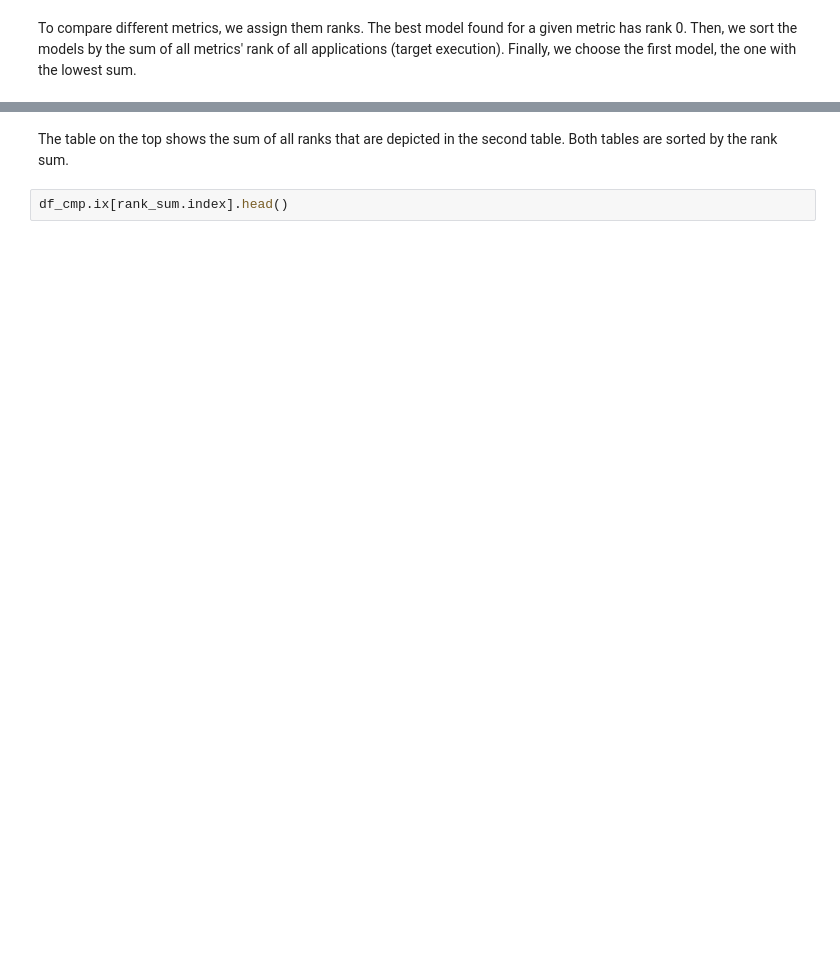
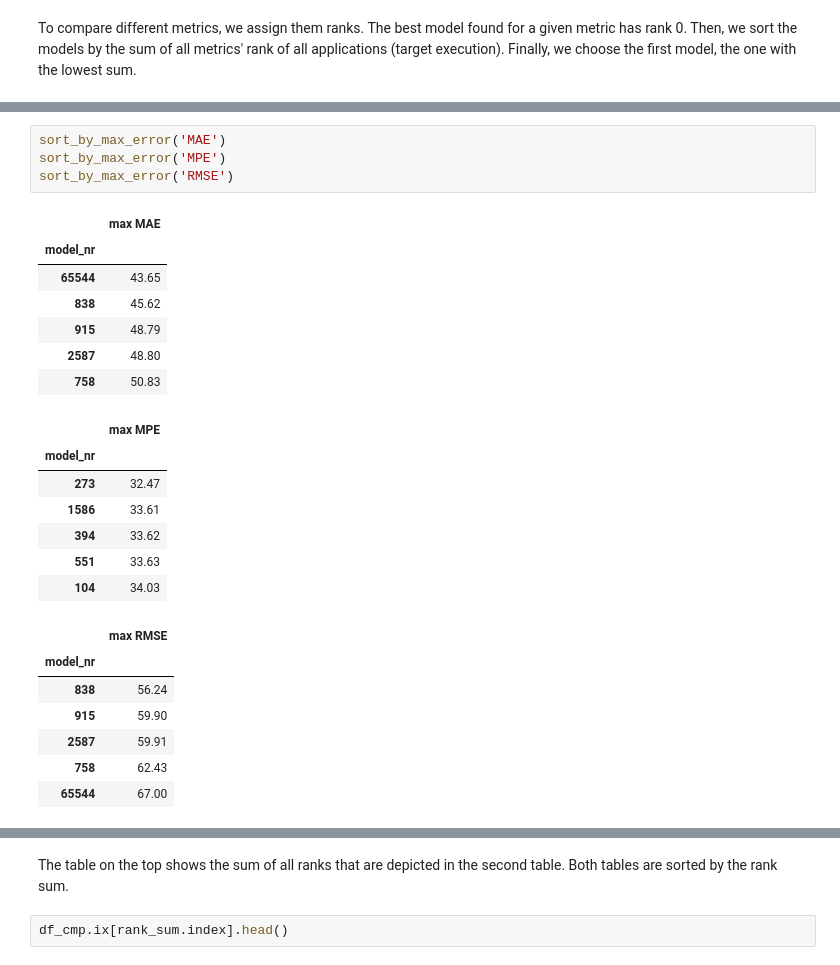
Before and after one commit to cemsbr/phd_notebook, a Jupyter notebook: notebooks/002-Wikipedia, HBSort, HBKmeans - No disk.ipynb, the cells around one changed output, grey strips where cells are left out. Cells and saved outputs as stored; diff of their text form; blank space fills up the shorter version.

```diff
--- a/notebooks/002-Wikipedia, HBSort, HBKmeans - No disk.ipynb
+++ b/notebooks/002-Wikipedia, HBSort, HBKmeans - No disk.ipynb
@@ -423,3 +464,29 @@ display(pd.DataFrame({'max MPE': mpe_max}).head())
+# %%
+sort_by_max_error('MAE')
+sort_by_max_error('MPE')
+sort_by_max_error('RMSE')
+# %% [output]
+|  | max MAE |
+| model_nr |  |
+| 65544 | 43.65 |
+| 838 | 45.62 |
+| 915 | 48.79 |
+| 2587 | 48.80 |
+| 758 | 50.83 |
+|  | max MPE |
+| model_nr |  |
+| 273 | 32.47 |
+| 1586 | 33.61 |
+| 394 | 33.62 |
+| 551 | 33.63 |
+| 104 | 34.03 |
+|  | max RMSE |
+| model_nr |  |
+| 838 | 56.24 |
+| 915 | 59.90 |
+| 2587 | 59.91 |
+| 758 | 62.43 |
+| 65544 | 67.00 |
 # %%
 rank_sum = sum(df_cmp.loc[:, (app, 'target', err, 'rank')] for app in APPS for err in errs).sort_values()
 rank_sum.index.name = 'model_nr'
```
Also changed, not shown: parts of 11 cells of this notebook.
